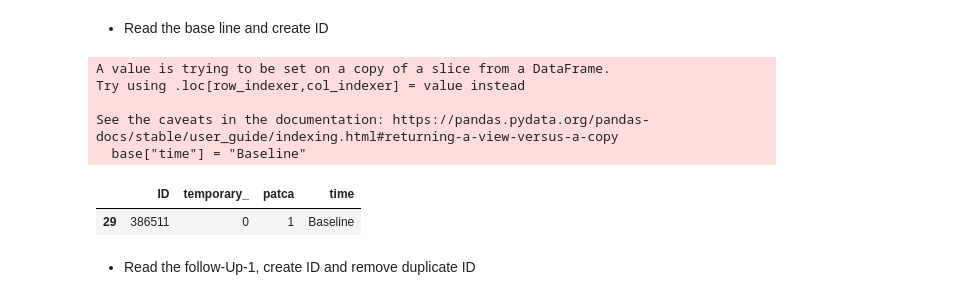
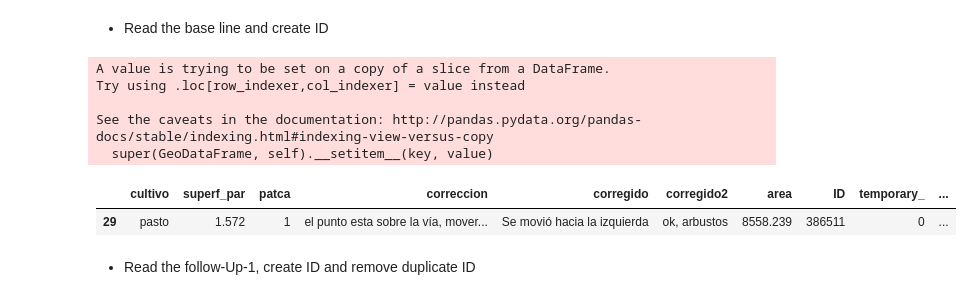
Before and after one commit to frandak2/IDB-project-with-RS, a Jupyter notebook: notebooks/08-GT_validation.ipynb, the cells around one changed output. Drawn from its saved outputs; the diff is of its cells as text; code cells hidden in the pictures.

```diff
--- a/notebooks/08-GT_validation.ipynb
+++ b/notebooks/08-GT_validation.ipynb
@@ -15,27 +16,27 @@ os.chdir(path)
 # %%
 Points = gpd.read_file("Data_IDB/new/Zona_influencia_DR.shp")
 # print(Points.crs)
 Points = Points.to_crs("EPSG:4326")
 ID = str(Points["cuest_id_b"]) + str(Points["parcela"])
 str1 = [str(int) for int in Points["cuest_id_b"]]
 str2 = [str(int) for int in Points["parcela"]]
 Points["ID"] = [int(s1 + s2) for s1, s2 in zip(str1, str2)]
 ok = Points[Points['corregido2'].str.contains("ok")]
-base = ok[["ID",'temporary_','patca']]
+base = ok[["cultivo","superf_par","patca","correccion","corregido","corregido2","area","ID","temporary_",'geometry']]
 base["time"] = "Baseline"
 # Points.to_csv("test.csv")
 # Points = eeconvert.gdfToFc(Points)
 # ok.columns
 len(base)
 base[base.ID == 386511]
 # %% [output]
 A value is trying to be set on a copy of a slice from a DataFrame.
 Try using .loc[row_indexer,col_indexer] = value instead
 
-See the caveats in the documentation: https://pandas.pydata.org/pandas-docs/stable/user_guide/indexing.html#returning-a-view-versus-a-copy
-  base["time"] = "Baseline"
+See the caveats in the documentation: http://pandas.pydata.org/pandas-docs/stable/indexing.html#indexing-view-versus-copy
+  super(GeoDataFrame, self).__setitem__(key, value)
-|  | ID | temporary_ | patca | time |
-| 29 | 386511 | 0 | 1 | Baseline |
+|  | cultivo | superf_par | patca | correccion | corregido | corregido2 | area | ID | temporary_ | ... |
+| 29 | pasto | 1.572 | 1 | el punto esta sobre la vía, mover... | Se movió hacia la izquierda | ok, arbustos | 8558.239 | 386511 | 0 | ... |
 # %% [markdown]
 - Read the follow-Up-1, create ID and remove duplicate ID
 # %%
```
Also changed, not shown: parts of 31 cells of this notebook, 42 other files.
